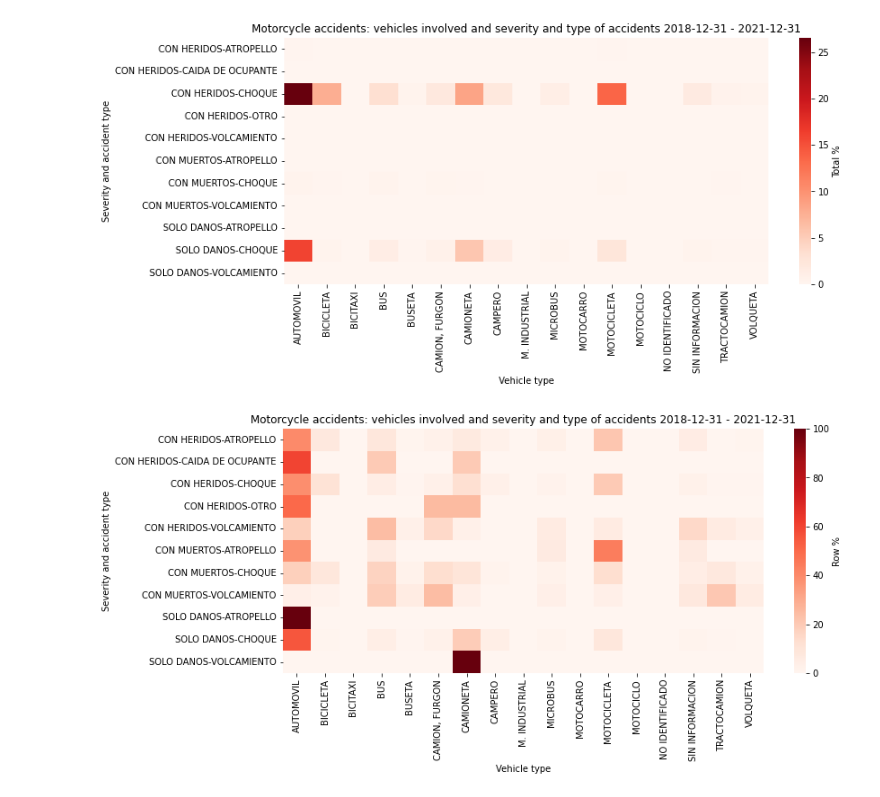
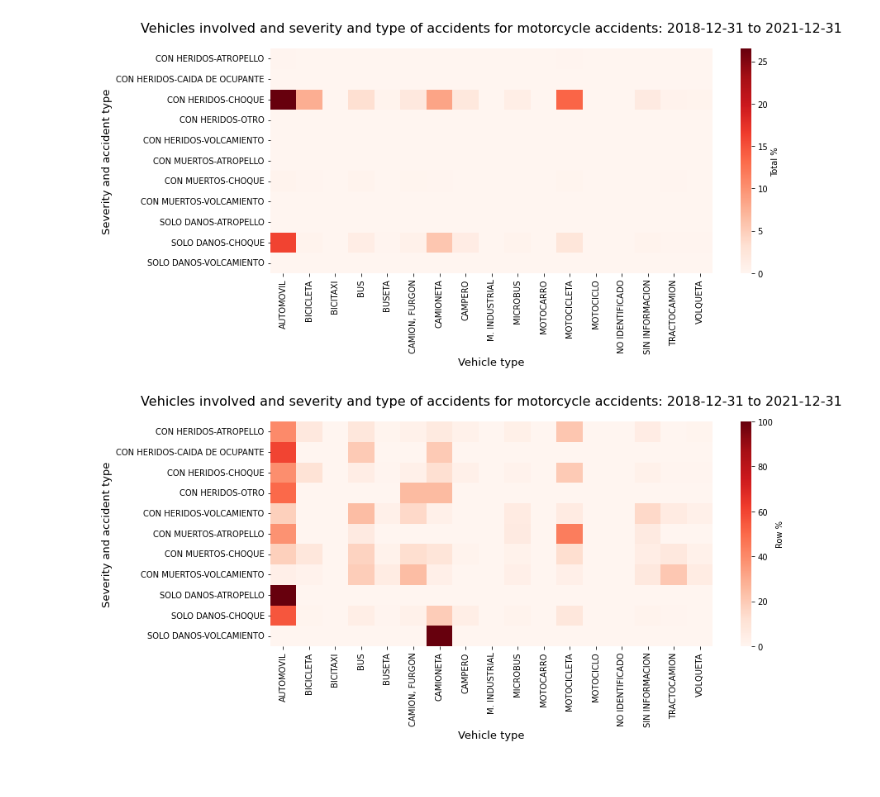
Before and after one commit to jacasta2/accidents_smb, a Jupyter notebook: motorcycle_accidents/crosstab_heatmaps.ipynb, the cells around one changed output. Cells and saved outputs as stored; diff of their text form; code cells hidden in the pictures.

```diff
--- a/motorcycle_accidents/crosstab_heatmaps.ipynb
+++ b/motorcycle_accidents/crosstab_heatmaps.ipynb
@@ -83,28 +83,26 @@ accidents3 = pd.concat(objs = [accidents1, accidents2], axis = 0)
 # %%
 accidents_crosstab = pd.crosstab(index = [accidents3["gravedad"], accidents3["clase_acc"]], columns = accidents3["clase_veh"], \
     normalize = "all")*100
 plt.figure(figsize = (12, 5))
 sns.heatmap(accidents_crosstab, cmap = "Reds", cbar_kws = {"label": "Total %"})
-#plt.tight_layout()
-plt.title("Motorcycle accidents: vehicles involved and severity and type of accidents " + date_interval[1] + " - "  + \
-    date_interval[0])
-plt.xlabel("Vehicle type")
-plt.ylabel("Severity and accident type")
-#plt.savefig("crosstab_heatmap_rows.png")
+plt.title("Vehicles involved and severity and type of accidents for motorcycle accidents: " + date_interval[1] + " to "  + \
+    date_interval[0], fontsize = 16, y = 1.05)
+plt.xlabel("Vehicle type", fontsize = 13)
+plt.ylabel("Severity and accident type", fontsize = 13)
+#plt.savefig("crosstab_heatmap_rows.png", bbox_inches = "tight")
 plt.show()
 # %% [output]
-[figure, old version]
+[figure, new version]
 # %%
 accidents_crosstab = pd.crosstab(index = [accidents3["gravedad"], accidents3["clase_acc"]], columns = accidents3["clase_veh"], \
     normalize = "index")*100
 plt.figure(figsize = (12, 5))
 sns.heatmap(accidents_crosstab, cmap = "Reds", cbar_kws= {"label": "Row %"})
-#plt.tight_layout()
-plt.title("Motorcycle accidents: vehicles involved and severity and type of accidents " + date_interval[1] + " - "  + \
-    date_interval[0])
-plt.xlabel("Vehicle type")
-plt.ylabel("Severity and accident type")
-#plt.savefig("crosstab_heatmap_rows.png")
+plt.title("Vehicles involved and severity and type of accidents for motorcycle accidents: " + date_interval[1] + " to "  + \
+    date_interval[0], fontsize = 16, y = 1.05)
+plt.xlabel("Vehicle type", fontsize = 13)
+plt.ylabel("Severity and accident type", fontsize = 13)
+#plt.savefig("crosstab_heatmap_rows.png", bbox_inches="tight")
 plt.show()
 # %% [output]
-[figure, old version]
+[figure, new version]
```
Also changed, not shown: 1 other file.
